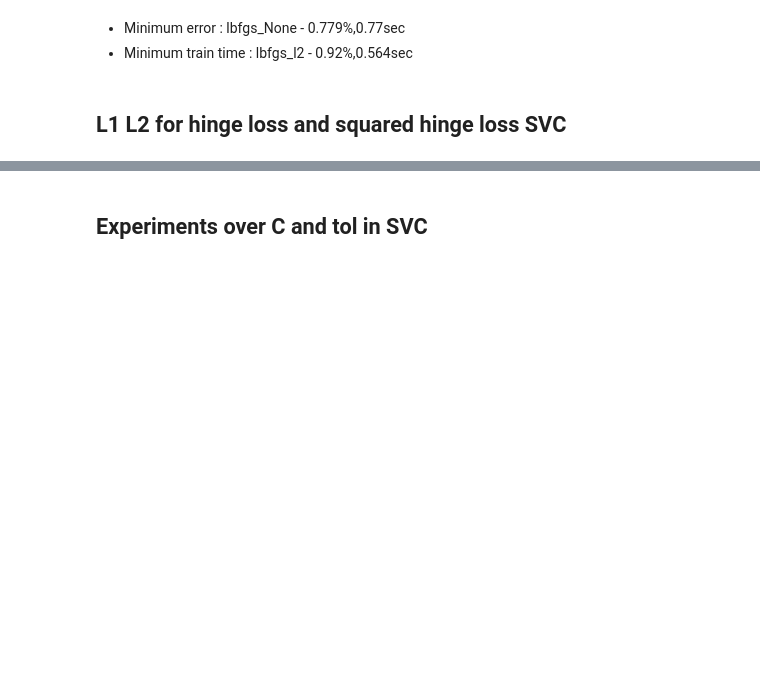
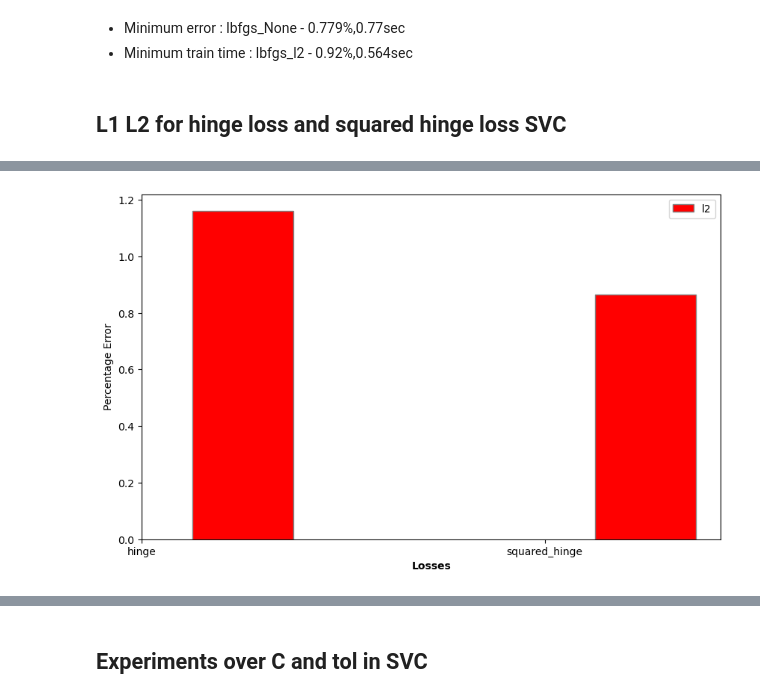
Before and after one commit to Archit997/DARD771, a Jupyter notebook: assn1/experiments.ipynb, the cells around one changed output, grey strips where cells are left out. Drawn from its saved outputs; the diff is of its cells as text; code cells hidden in the pictures; blank space fills up the shorter version.

Commit message:
SVC penalty Loss expt

```diff
--- a/assn1/experiments.ipynb
+++ b/assn1/experiments.ipynb
@@ -214,3 +214,10 @@ plt.show()
 - Minimum train time : lbfgs_l2 - 0.92%,0.564sec
 # %% [markdown]
 ## L1 L2 for hinge loss and squared hinge loss SVC
+# %%
+losses = {
+    'hinge':['l2'],
+    'squared_hinge':['l2']
+}
+errors = {}
+times = {}
@@ -216,0 +267,24 @@ plt.show()
+# %%
+losses = list(errors.keys())
+penalties = ['l1', 'l2']
+
+l2_errors = [errors[loss]['l2'] for loss in losses]
+
+n = len(losses)
+r = np.arange(n)
+width = 0.25
+
+plt.figure(figsize=(10, 6))
+
+plt.bar(r + 2*width, l2_errors, color='r', width=width, edgecolor='grey', label='l2')
+
+plt.xlabel('Losses', fontweight='bold')
+plt.xticks([r + width for r in range(n)], losses)
+plt.ylabel('Percentage Error')
+plt.legend()
+
+plt.savefig('plots/SVC_losses_penalty_errors.jpg')
+
+plt.show()
+# %% [output]
+[figure, added]
```
Also changed, not shown: parts of 3 cells of this notebook, 4 other files.
